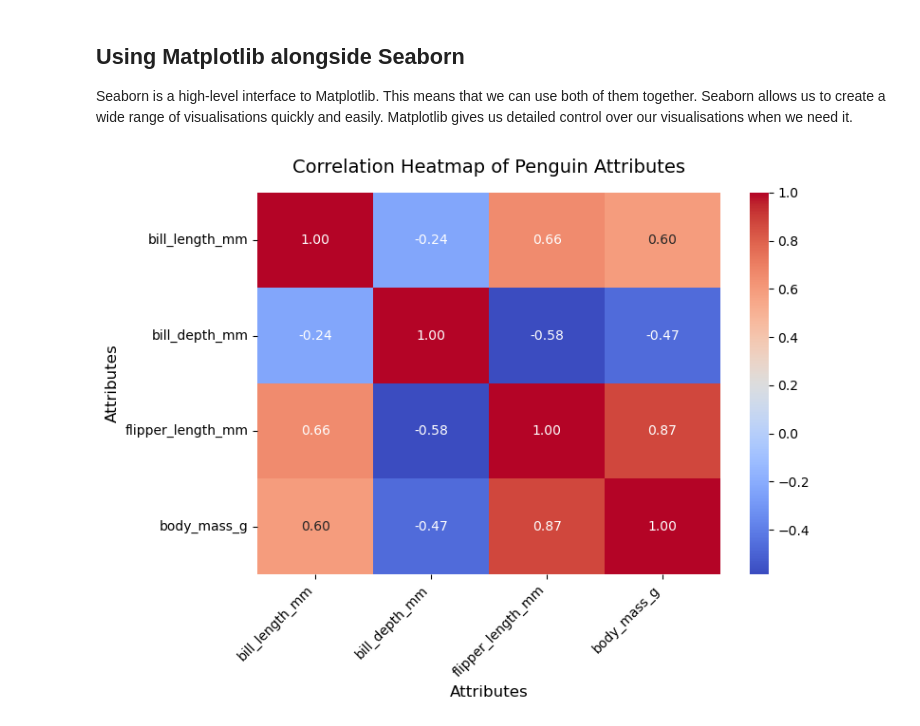
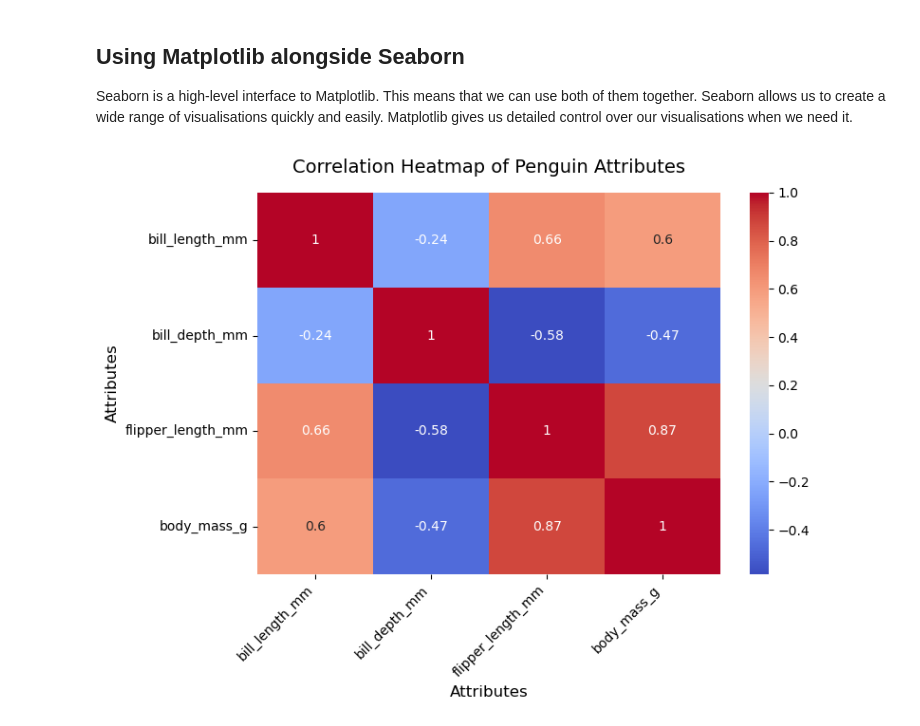
Before and after one commit to JohnMcKechnieGC/understanding-data, a Jupyter notebook: seaborn_tutorial.ipynb, the cells around one changed output. Cells and saved outputs as stored; diff of their text form; code cells hidden in the pictures.

```diff
--- a/seaborn_tutorial.ipynb
+++ b/seaborn_tutorial.ipynb
@@ -322,18 +336,22 @@ import matplotlib.pyplot as plt
 # %%
 # Create heatmap
 plt.figure(figsize=(8, 6))
-sns.heatmap(data=correlations, annot=True, cmap="coolwarm", fmt=".2f")
+sns.heatmap(data=correlations,
+            annot=True,
+            cmap="coolwarm",
+#            fmt=".3f",
+            )
 
 # Add a title and labels
 plt.title("Correlation Heatmap of Penguin Attributes", fontsize=14, pad=15)
 plt.xlabel("Attributes", fontsize=12)
 plt.ylabel("Attributes", fontsize=12)
 
 # Rotate x-axis labels for better readability
 plt.xticks(rotation=45, ha="right")
 
 # Show the heatmap
 plt.tight_layout()
 plt.show()
 # %% [output]
-[figure, old version]
+[figure, new version]
```
Also changed, not shown: parts of 8 cells of this notebook, 22 other files.
